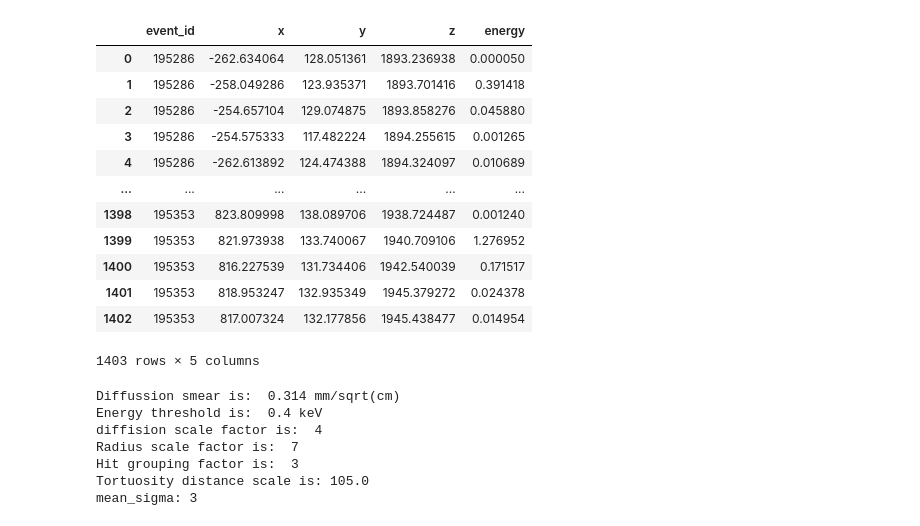
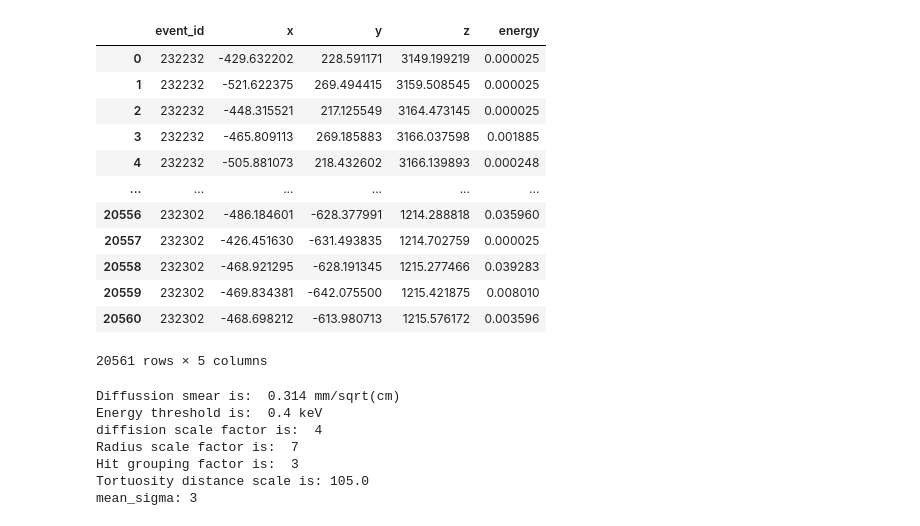
Before and after one commit to kvjmistry/ATPC, a Jupyter notebook: notebooks/Group_Hits.ipynb, the cells around one changed output. Drawn from its saved outputs; the diff is of its cells as text; code cells hidden in the pictures.

```diff
--- a/notebooks/Group_Hits.ipynb
+++ b/notebooks/Group_Hits.ipynb
@@ -18,8 +18,8 @@ from sklearn.cluster import DBSCAN
 
 pd.options.mode.chained_assignment = None  # Disable the warning
 
-pressure=25
-diffusion="5.0percent"
+pressure=5
+diffusion="0.05percent"
 # diffusion="nodiff"
 # file_id = "1"
 file_id = "2638"
@@ -69,16 +71,16 @@ data_true = hits_true[hits_true.event_id == eid]
 |  | event_id | x | y | z | energy |
-| 0 | 195286 | -262.634064 | 128.051361 | 1893.236938 | 0.000050 |
-| 1 | 195286 | -258.049286 | 123.935371 | 1893.701416 | 0.391418 |
-| 2 | 195286 | -254.657104 | 129.074875 | 1893.858276 | 0.045880 |
-| 3 | 195286 | -254.575333 | 117.482224 | 1894.255615 | 0.001265 |
-| 4 | 195286 | -262.613892 | 124.474388 | 1894.324097 | 0.010689 |
+| 0 | 232232 | -429.632202 | 228.591171 | 3149.199219 | 0.000025 |
+| 1 | 232232 | -521.622375 | 269.494415 | 3159.508545 | 0.000025 |
+| 2 | 232232 | -448.315521 | 217.125549 | 3164.473145 | 0.000025 |
+| 3 | 232232 | -465.809113 | 269.185883 | 3166.037598 | 0.001885 |
+| 4 | 232232 | -505.881073 | 218.432602 | 3166.139893 | 0.000248 |
 | ... | ... | ... | ... | ... | ... |
-| 1398 | 195353 | 823.809998 | 138.089706 | 1938.724487 | 0.001240 |
-| 1399 | 195353 | 821.973938 | 133.740067 | 1940.709106 | 1.276952 |
-| 1400 | 195353 | 816.227539 | 131.734406 | 1942.540039 | 0.171517 |
-| 1401 | 195353 | 818.953247 | 132.935349 | 1945.379272 | 0.024378 |
-| 1402 | 195353 | 817.007324 | 132.177856 | 1945.438477 | 0.014954 |
+| 20556 | 232302 | -486.184601 | -628.377991 | 1214.288818 | 0.035960 |
+| 20557 | 232302 | -426.451630 | -631.493835 | 1214.702759 | 0.000025 |
+| 20558 | 232302 | -468.921295 | -628.191345 | 1215.277466 | 0.039283 |
+| 20559 | 232302 | -469.834381 | -642.075500 | 1215.421875 | 0.008010 |
+| 20560 | 232302 | -468.698212 | -613.980713 | 1215.576172 | 0.003596 |
-1403 rows × 5 columns
+20561 rows × 5 columns
 # %%
 
 Diff_smear, energy_threshold, diff_scale_factor, radius_sf, group_sf, Tortuosity_dist = InitializeParams(pressure, diffusion)
```
Also changed, not shown: parts of 2 cells of this notebook.
